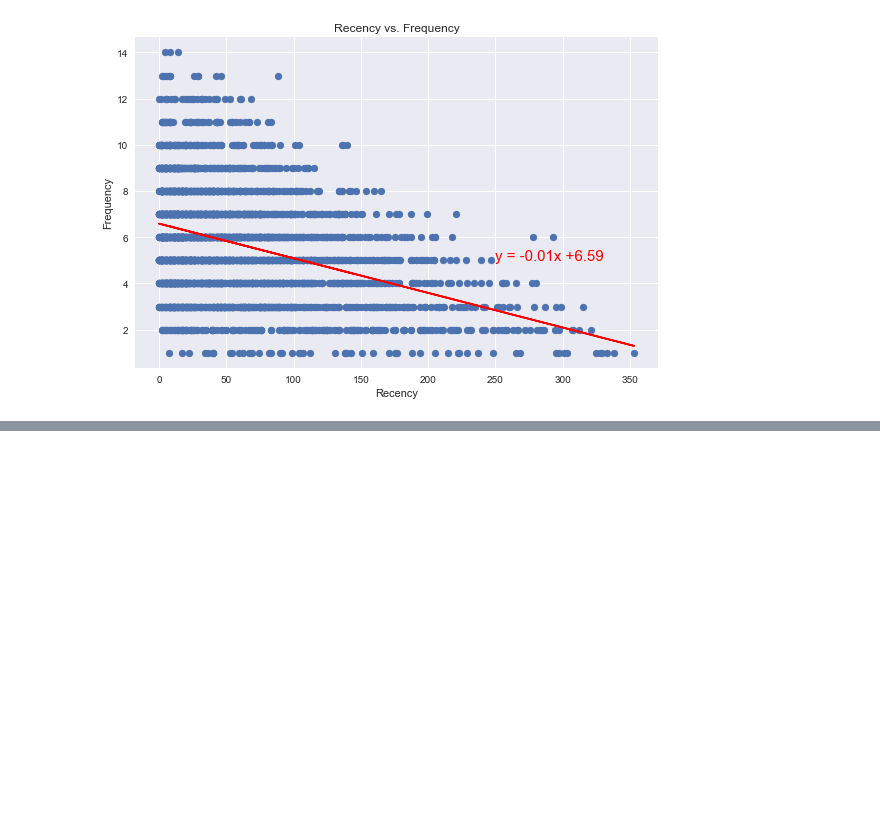
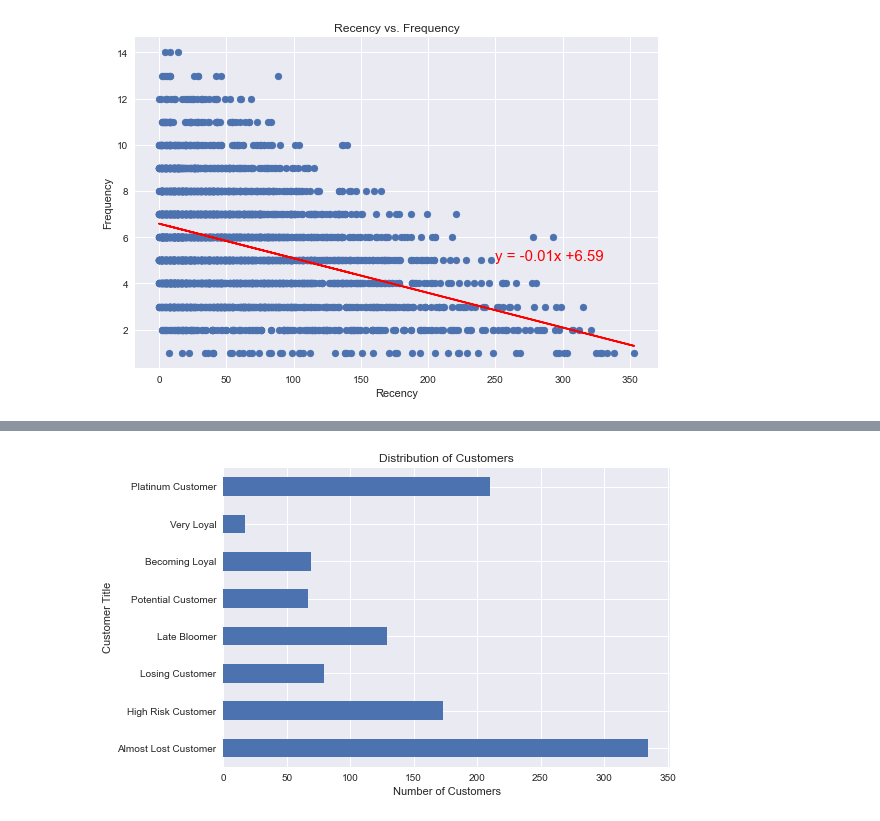
Before and after one commit to jeremychiaa/kpmg-virtual-internship, a Jupyter notebook: sprocket_script.ipynb, the cells around one changed output, grey strips where cells are left out. Cells and saved outputs as stored; diff of their text form; code cells hidden in the pictures; blank space fills up the shorter version.

```diff
--- a/sprocket_script.ipynb
+++ b/sprocket_script.ipynb
@@ -659,3 +661,6 @@ The r-squared is: 0.1432063088537255
 The correlation between both factors is -0.38
 [<matplotlib.lines.Line2D at 0x...>]
 [figure]
+# %%
+reduced_rfm = rfm.loc[(rfm["RFM_Score"] == "413") | (rfm["RFM_Score"] == "441") | (rfm["RFM_Score"] == "312") | (rfm["RFM_Score"] == "444") | (rfm["RFM_Score"] == "111") | (rfm["RFM_Score"] == "212") | (rfm["RFM_Score"] == "311") | (rfm["RFM_Score"] == "211") | (rfm["RFM_Score"] == "111") | (rfm["RFM_Score"] == "412") | (rfm["RFM_Score"] == "111")]
+reduced_rfm
@@ -661,0 +696,12 @@ The correlation between both factors is -0.38
+# %%
+# Distribution of customers based on rfm
+# Groupby rfm score
+reduced_rfm.groupby("RFM_Score").RFM_Score.count().plot(kind="barh")
+plt.title("Distribution of Customers")
+plt.xlabel("Number of Customers")
+plt.ylabel("Customer Title")
+yticks = ["Almost Lost Customer", "High Risk Customer", "Losing Customer", "Late Bloomer", "Potential Customer", "Becoming Loyal", "Very Loyal", "Platinum Customer"]
+plt.yticks(np.arange(8), yticks)
+plt.savefig("output/distribution_of_customers.png")
+# %% [output]
+[figure, added]
```
Also changed, not shown: parts of 3 cells of this notebook, 2 other files.
